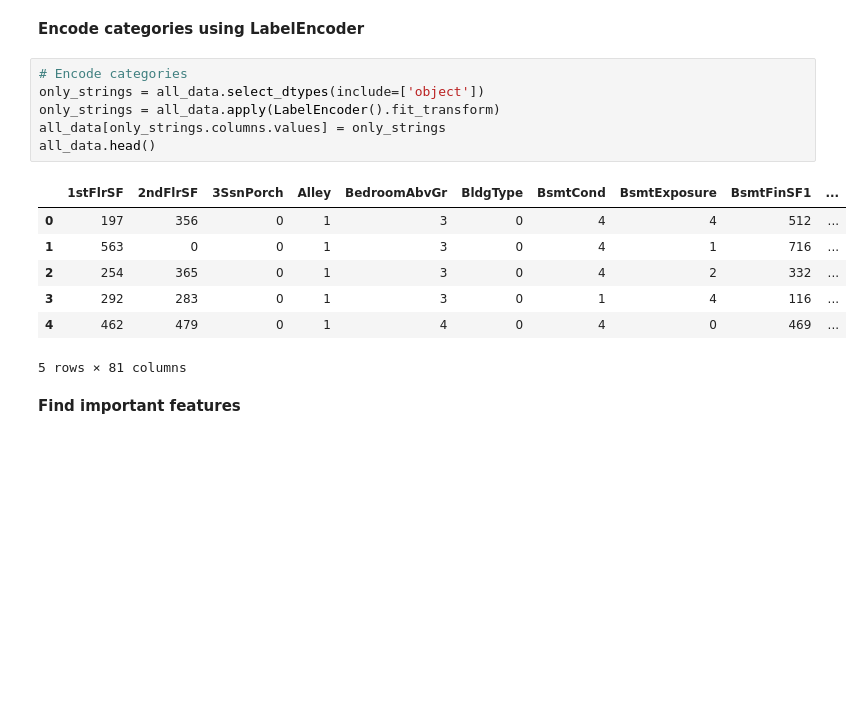
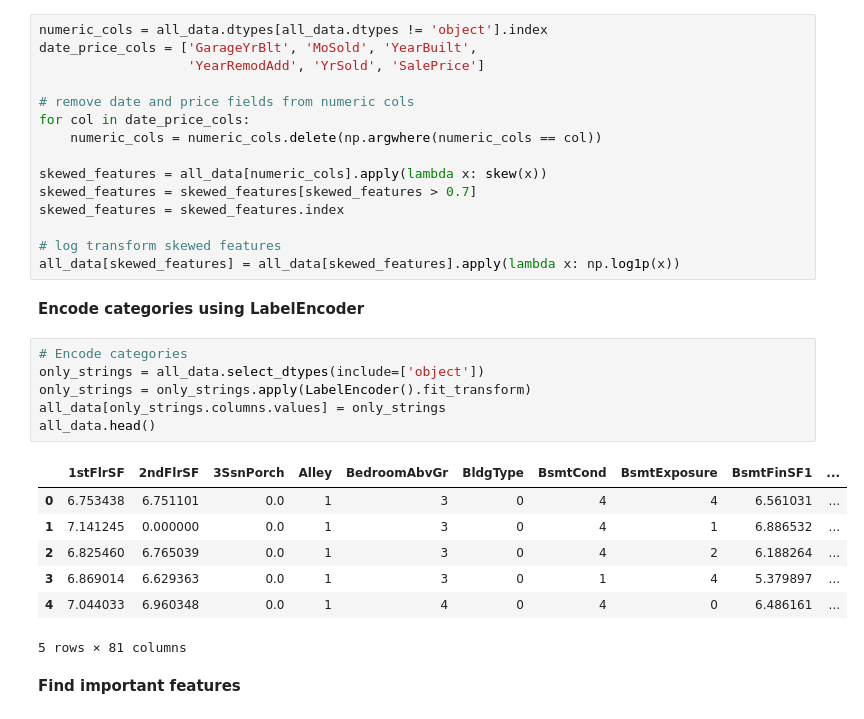
Before and after one commit to dheerajgopi/learn-ML, a Jupyter notebook: kaggle-house-price.ipynb, the cells around one changed output. Drawn from its saved outputs; the diff is of its cells as text; blank space fills up the shorter version.

```diff
--- a/kaggle-house-price.ipynb
+++ b/kaggle-house-price.ipynb
@@ -119,18 +121,33 @@ dtype: int64
+# %%
+numeric_cols = all_data.dtypes[all_data.dtypes != 'object'].index
+date_price_cols = ['GarageYrBlt', 'MoSold', 'YearBuilt',
+                   'YearRemodAdd', 'YrSold', 'SalePrice']
+
+# remove date and price fields from numeric cols
+for col in date_price_cols:
+    numeric_cols = numeric_cols.delete(np.argwhere(numeric_cols == col))
+
+skewed_features = all_data[numeric_cols].apply(lambda x: skew(x))
+skewed_features = skewed_features[skewed_features > 0.7]
+skewed_features = skewed_features.index
+
+# log transform skewed features
+all_data[skewed_features] = all_data[skewed_features].apply(lambda x: np.log1p(x))
 # %% [markdown]
 **Encode categories using LabelEncoder**
 # %%
 # Encode categories
 only_strings = all_data.select_dtypes(include=['object'])
-only_strings = all_data.apply(LabelEncoder().fit_transform)
+only_strings = only_strings.apply(LabelEncoder().fit_transform)
 all_data[only_strings.columns.values] = only_strings
 all_data.head()
 # %% [output]
 |  | 1stFlrSF | 2ndFlrSF | 3SsnPorch | Alley | BedroomAbvGr | BldgType | BsmtCond | BsmtExposure | BsmtFinSF1 | ... |
-| 0 | 197 | 356 | 0 | 1 | 3 | 0 | 4 | 4 | 512 | ... |
-| 1 | 563 | 0 | 0 | 1 | 3 | 0 | 4 | 1 | 716 | ... |
-| 2 | 254 | 365 | 0 | 1 | 3 | 0 | 4 | 2 | 332 | ... |
-| 3 | 292 | 283 | 0 | 1 | 3 | 0 | 1 | 4 | 116 | ... |
-| 4 | 462 | 479 | 0 | 1 | 4 | 0 | 4 | 0 | 469 | ... |
+| 0 | 6.753438 | 6.751101 | 0.0 | 1 | 3 | 0 | 4 | 4 | 6.561031 | ... |
+| 1 | 7.141245 | 0.000000 | 0.0 | 1 | 3 | 0 | 4 | 1 | 6.886532 | ... |
+| 2 | 6.825460 | 6.765039 | 0.0 | 1 | 3 | 0 | 4 | 2 | 6.188264 | ... |
+| 3 | 6.869014 | 6.629363 | 0.0 | 1 | 3 | 0 | 1 | 4 | 5.379897 | ... |
+| 4 | 7.044033 | 6.960348 | 0.0 | 1 | 4 | 0 | 4 | 0 | 6.486161 | ... |
 5 rows × 81 columns
 # %% [markdown]
 **Find important features**
```
Also changed, not shown: parts of 6 cells of this notebook, 1 other file.
